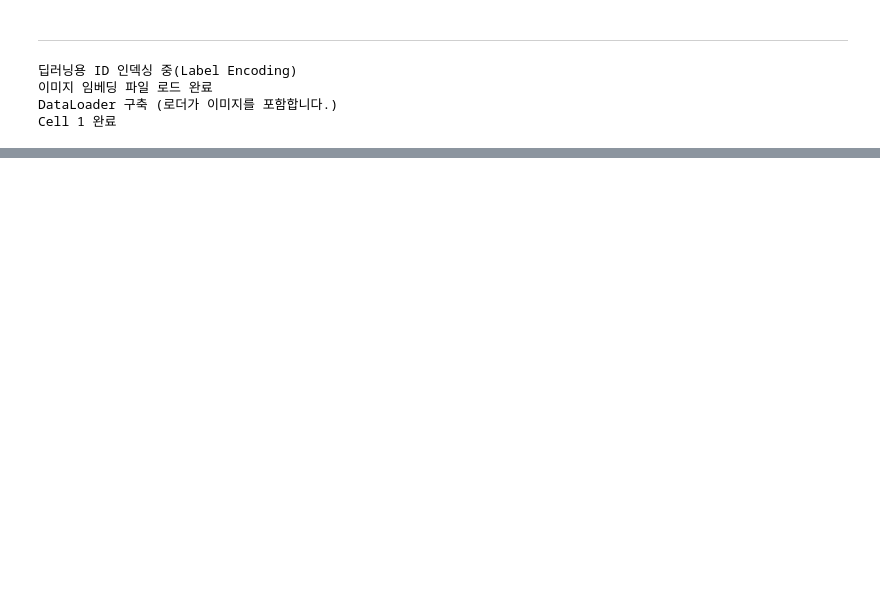
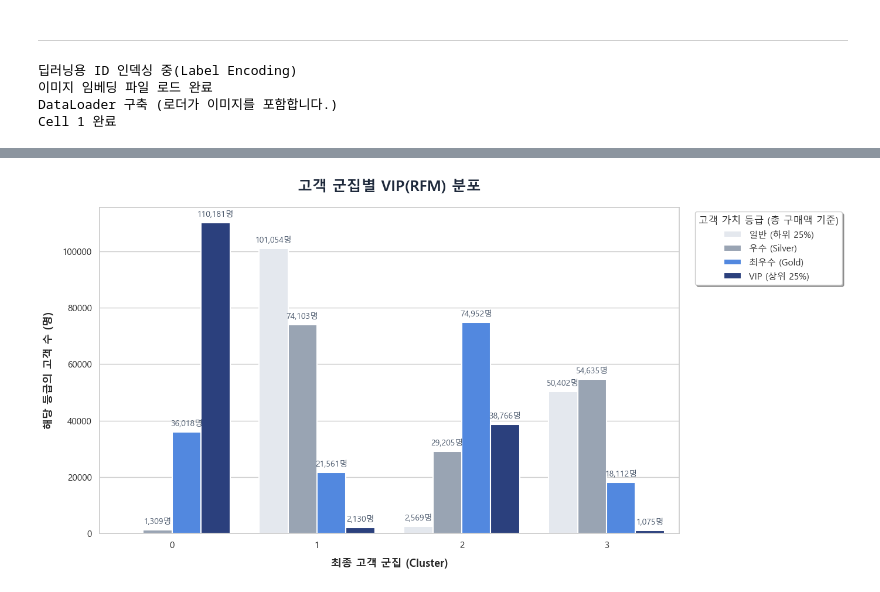
Before and after one commit to urinamu10/final_project_E-Cummers, a Jupyter notebook: 김종선)/05_DL.ipynb, the cells around one changed output, grey strips where cells are left out. Saved outputs shown, nothing was run; the diff lists cells and outputs as text; code cells hidden in the pictures; blank space fills up the shorter version.

```diff
--- a/김종선)/05_DL.ipynb
+++ b/김종선)/05_DL.ipynb
@@ -417,0 +747,84 @@ K-Means 군집화 진행 중 k= 4
+# %%
+import pandas as pd
+import seaborn as sns
+import matplotlib.pyplot as plt
+import platform
+
+# ----------------------------------------
+# 한글 깨짐 방지 및 모던 테마 세팅
+# ----------------------------------------
+if platform.system() == 'Darwin':
+    plt.rc('font', family='AppleGothic')
+else:
+    plt.rc('font', family='Malgun Gothic')
+plt.rcParams['axes.unicode_minus'] = False
+sns.set_theme(style="whitegrid", font=plt.rcParams['font.family'])
+
+# =====================================================================
+# [Final Stage] 고객 취향(Style) x 가치(RFM) 통합 매트릭스 분석
+# =====================================================================
+def analyze_style_rfm_fusion(cluster_df, transactions):
+    print("\n [비즈니스 가치 분석] 고객 취향(Style) 군집 내 수익성(RFM) 분포를 진단합니다...")
+
+    # 혹시 변수명이 style_cluster일 경우를 대비한 호환성 처리
+    cluster_col = 'cluster_label' if 'cluster_label' in cluster_df.columns else 'style_cluster'
+
+    # 1. RFM 계산 (간이 버전)
+    transactions['t_dat'] = pd.to_datetime(transactions['t_dat'])
+    latest_date = transactions['t_dat'].max()
+
+    rfm = transactions.groupby('customer_id').agg({
+        't_dat': lambda x: (latest_date - x.max()).days,
+        'article_id': 'count',
+        'price': 'sum'
+    }).reset_index()
+    rfm.columns = ['customer_id', 'Recency', 'Frequency', 'Monetary']
+
+    # 2. RFM 등급 부여 (단순 영어가 아닌 비즈니스 직관성 부여)
+    rfm['Value_Tier'] = pd.qcut(rfm['Monetary'], 4, labels=['일반 (하위 25%)', '우수 (Silver)', '최우수 (Gold)', 'VIP (상위 25%)'])
+
+    # 3. 스타일 클러스터와 결합
+    fusion_df = cluster_df.merge(rfm, on='customer_id', how='inner')
+
+    # 4. 시각화 (깔끔하고 신뢰감을 주는 블루/그레이 그라데이션)
+    plt.figure(figsize=(14, 7), facecolor='white')
+    modern_palette = ['#E2E8F0', '#94A3B8', '#3B82F6', '#1E3A8A'] # 옅은 회색 -> 딥 네이비
+
+    ax = sns.countplot(data=fusion_df, x=cluster_col, hue='Value_Tier', palette=modern_palette,
+                       edgecolor='white', linewidth=1.5)
+
+    plt.title("고객 군집별 VIP(RFM) 분포", fontsize=18, fontweight='bold', pad=20, color='#1E293B')
+    plt.xlabel("최종 고객 군집 (Cluster)", fontsize=13, fontweight='bold', labelpad=10)
+    plt.ylabel("해당 등급의 고객 수 (명)", fontsize=13, fontweight='bold', labelpad=10)
+
+    # 범례 디자인 수정
+    plt.legend(title='고객 가치 등급 (총 구매액 기준)', title_fontsize=12, fontsize=11,
+               bbox_to_anchor=(1.02, 1), loc='upper left', frameon=True, shadow=True)
+
+    # 막대 위에 수치(명) 표시 (가독성 극대화)
+    for p in ax.patches:
+        height = p.get_height()
+        if height > 0: # 0인 경우 표기 방지
+            ax.annotate(f'{int(height):,}명',
+                        (p.get_x() + p.get_width() / 2., height),
+                        ha='center', va='bottom',
+                        fontsize=10, color='#475569', xytext=(0, 5),
+                        textcoords='offset points')
+
+    plt.tight_layout()
+    plt.show()
+
+    # 5. 최종 인사이트 도출용 교차 표 (히트맵 스타일 적용)
+    insight_matrix = pd.crosstab(fusion_df[cluster_col], fusion_df['Value_Tier'])
+
+
+    styled_matrix = insight_matrix.style.background_gradient(cmap='Blues', axis=1)\
+        .set_caption("<b style='font-size:16px;'>고객 군집 x RFM 가치 등급 교차표 (진한 색일수록 해당 군집 내 비중 높음)</b>")\
+        .set_properties(**{'text-align': 'center', 'border': '1px solid #E5E7EB', 'padding': '10px'})
+
+    display(styled_matrix)
+    return fusion_df
+
+# 실행 (기존에 만들어둔 cluster_df와 transactions 필요)
+fusion_results = analyze_style_rfm_fusion(cluster_df, transactions)
+# %% [output]
@@ -417,0 +832 @@ K-Means 군집화 진행 중 k= 4
+[figure, added]
```
Also changed, not shown: parts of 25 cells of this notebook, 2 other files.
